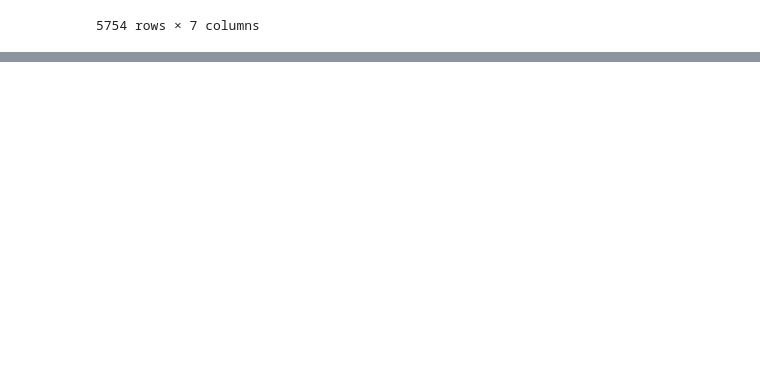
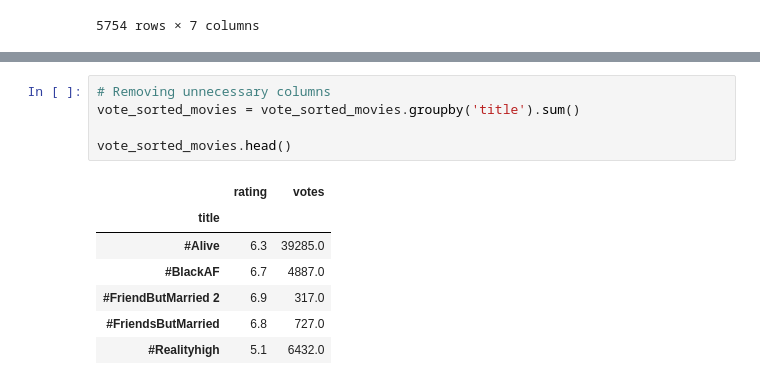
Before and after one commit to andrewnomai/Final_Project, a Jupyter notebook: netflix_movies_data_cleaning.ipynb, the cells around one changed output, grey strips where cells are left out. Drawn from its saved outputs; the diff is of its cells as text; blank space fills up the shorter version.

```diff
--- a/netflix_movies_data_cleaning.ipynb
+++ b/netflix_movies_data_cleaning.ipynb
@@ -187,0 +167,13 @@ voted_movies
+# %%
+# Removing unnecessary columns
+vote_sorted_movies = vote_sorted_movies.groupby('title').sum()
+
+vote_sorted_movies.head()
+# %% [output]
+|  | rating | votes |
+| title |  |  |
+| #Alive | 6.3 | 39285.0 |
+| #BlackAF | 6.7 | 4887.0 |
+| #FriendButMarried 2 | 6.9 | 317.0 |
+| #FriendsButMarried | 6.8 | 727.0 |
+| #Realityhigh | 5.1 | 6432.0 |
```
Also changed, not shown: parts of 7 cells of this notebook.
